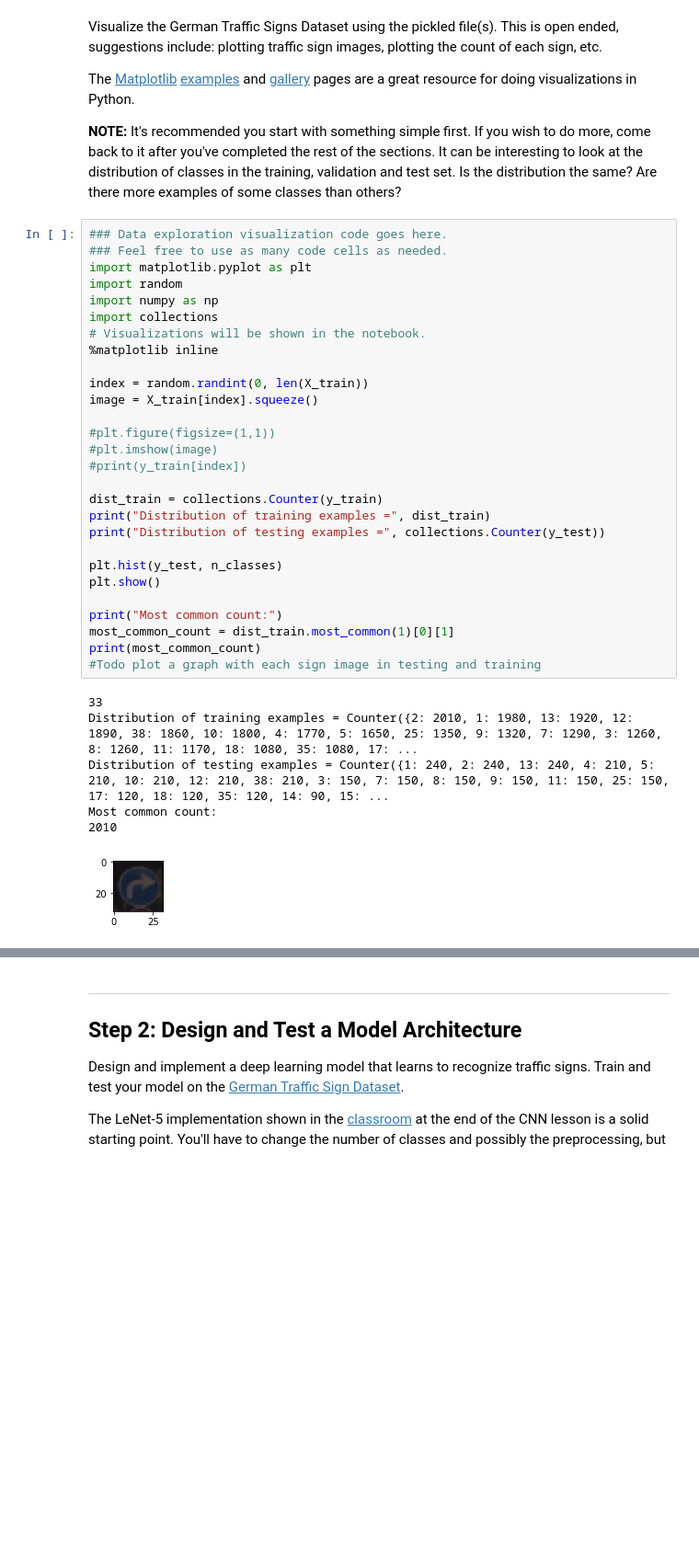
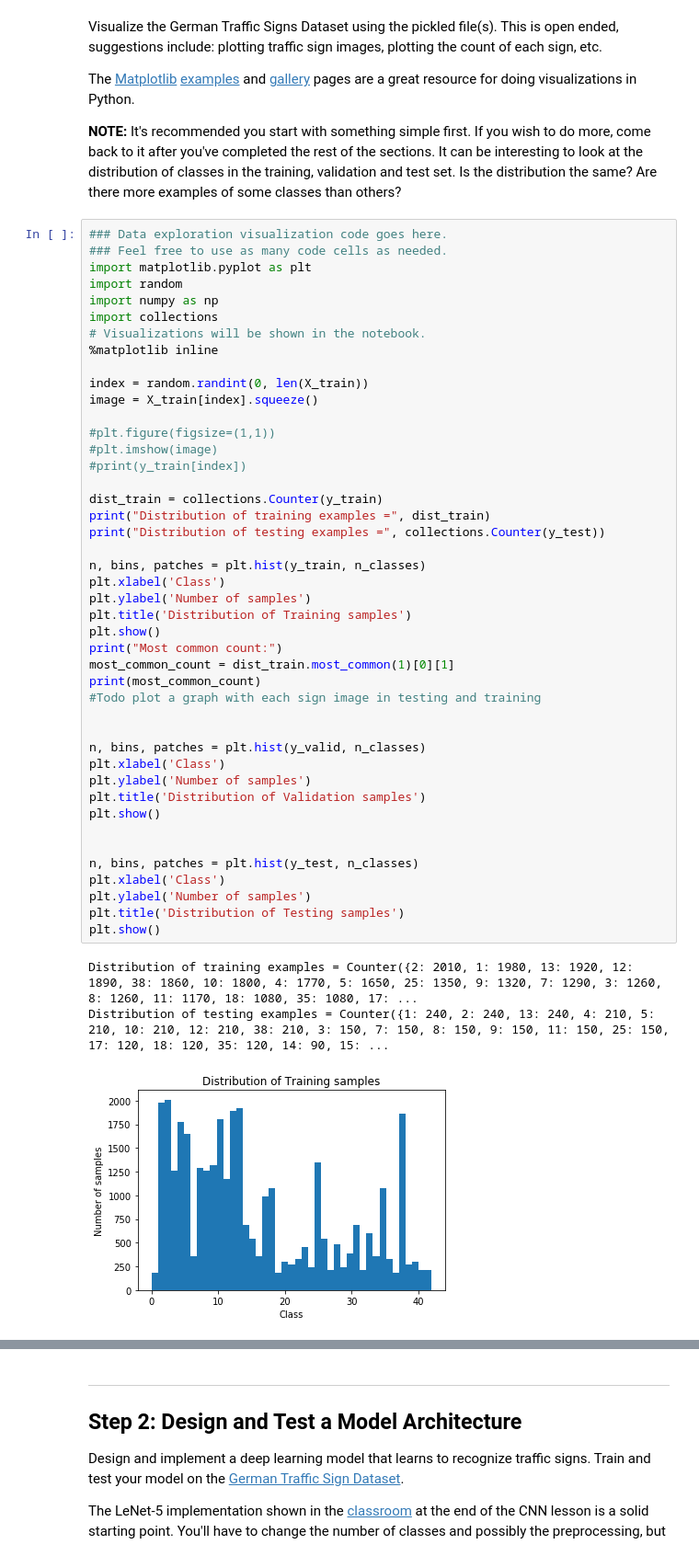
Before and after one commit to elias3/CarND-Traffic-Sign-Classifier-Project, a Jupyter notebook: Traffic_Sign_Classifier.ipynb, the cells around one changed output, grey strips where cells are left out. Shown at 92% size. Saved outputs shown, nothing was run; the diff lists cells and outputs as text; blank space fills up the shorter version.

Commit message:
writeup and images

```diff
--- a/Traffic_Sign_Classifier.ipynb
+++ b/Traffic_Sign_Classifier.ipynb
@@ -97,35 +101,48 @@ The [Matplotlib](http://matplotlib.org/) [examples](http://matplotlib.org/exampl
 # %%
 ### Data exploration visualization code goes here.
 ### Feel free to use as many code cells as needed.
 import matplotlib.pyplot as plt
 import random
 import numpy as np
 import collections
 # Visualizations will be shown in the notebook.
 %matplotlib inline
 
 index = random.randint(0, len(X_train))
 image = X_train[index].squeeze()
 
 #plt.figure(figsize=(1,1))
 #plt.imshow(image)
 #print(y_train[index])
 
 dist_train = collections.Counter(y_train)
 print("Distribution of training examples =", dist_train)
 print("Distribution of testing examples =", collections.Counter(y_test))
 
-plt.hist(y_test, n_classes)
+n, bins, patches = plt.hist(y_train, n_classes)
+plt.xlabel('Class')
+plt.ylabel('Number of samples')
+plt.title('Distribution of Training samples')
 plt.show()
-
 print("Most common count:")
 most_common_count = dist_train.most_common(1)[0][1]
 print(most_common_count)
 #Todo plot a graph with each sign image in testing and training
+
+
+n, bins, patches = plt.hist(y_valid, n_classes)
+plt.xlabel('Class')
+plt.ylabel('Number of samples')
+plt.title('Distribution of Validation samples')
+plt.show()
+
+
+n, bins, patches = plt.hist(y_test, n_classes)
+plt.xlabel('Class')
+plt.ylabel('Number of samples')
+plt.title('Distribution of Testing samples')
+plt.show()
 # %% [output]
-33
 Distribution of training examples = Counter({2: 2010, 1: 1980, 13: 1920, 12: 1890, 38: 1860, 10: 1800, 4: 1770, 5: 1650, 25: 1350, 9: 1320, 7: 1290, 3: 1260, 8: 1260, 11: 1170, 18: 1080, 35: 1080, 17: ...
 Distribution of testing examples = Counter({1: 240, 2: 240, 13: 240, 4: 210, 5: 210, 10: 210, 12: 210, 38: 210, 3: 150, 7: 150, 8: 150, 9: 150, 11: 150, 25: 150, 17: 120, 18: 120, 35: 120, 14: 90, 15: ...
-Most common count:
-2010
-[figure, old version]
+[figure, new version]
```
Also changed, not shown: parts of 4 cells of this notebook, 7 other files.
